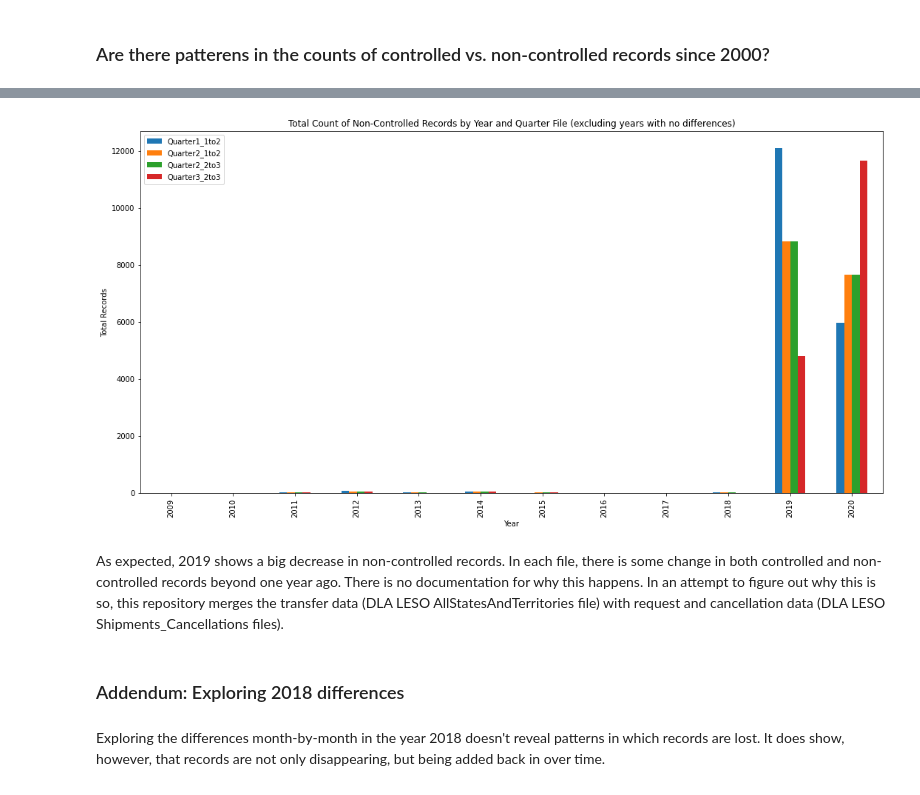
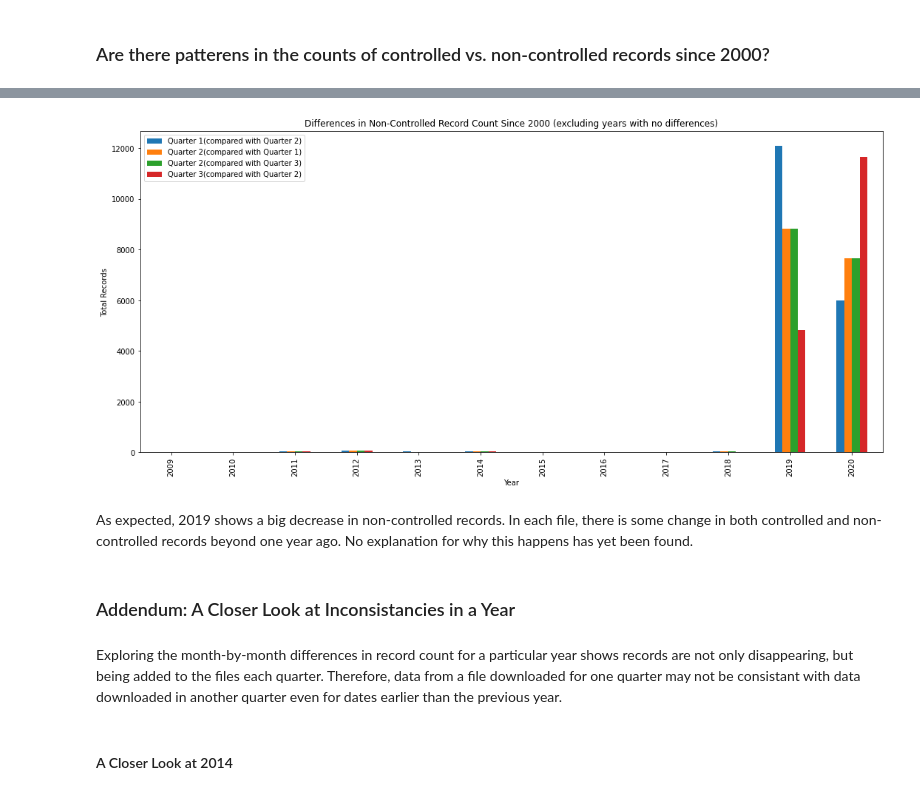
Before and after one commit to barbh1307/merge_DLA_LESO_data, a Jupyter notebook: notebooks/ExploreOriginalFiles/Inconsistancies_AllStatesAndTerritories.ipynb, the cells around one changed output, grey strips where cells are left out. Saved outputs shown, nothing was run; the diff lists cells and outputs as text; code cells hidden in the pictures.

```diff
--- a/notebooks/ExploreOriginalFiles/Inconsistancies_AllStatesAndTerritories.ipynb
+++ b/notebooks/ExploreOriginalFiles/Inconsistancies_AllStatesAndTerritories.ipynb
@@ -217,23 +228,26 @@ ax = compare_controlled.plot.bar(rot=90, figsize=(18,9), legend=True, xlabel='Ye
 # %%
 #    Explore patterns in controlled dataframes
-between_t1nc_and_t2nc = differences_by_time('Y', '2000-01-01', '2020-09-30', noncontrolled1, noncontrolled2)
-between_t2nc_and_t3nc = differences_by_time('Y', '2000-01-01', '2020-09-30', noncontrolled2, noncontrolled3)
+diff_trans1nc_and_trans2nc = differences_by_time('Y', '2000-01-01', '2020-09-30', noncontrolled1, noncontrolled2)
+diff_trans2nc_and_trans3nc = differences_by_time('Y', '2000-01-01', '2020-09-30', noncontrolled2, noncontrolled3)
 
-compare_noncontrolled = between_t1nc_and_t2nc.merge(between_t2nc_and_t3nc, how='outer',
+compare_noncontrolled = diff_trans1nc_and_trans2nc.merge(diff_trans2nc_and_trans3nc, how='outer',
                           left_index=True, right_index=True, suffixes=['_first','_second'])
-compare_noncontrolled.columns = ['Quarter1_1to2','Quarter2_1to2','Quarter2_2to3','Quarter3_2to3']
+compare_noncontrolled.columns = ['Quarter 1(compared with Quarter 2)','Quarter 2(compared with Quarter 1)',
+                                 'Quarter 2(compared with Quarter 3)','Quarter 3(compared with Quarter 2)']
 compare_noncontrolled = compare_noncontrolled.fillna(0).astype(int)
 compare_noncontrolled.index = compare_noncontrolled.index.to_period('y')
 
 #    Make a graph
-title_str = 'Total Count of Non-Controlled Records by Year and Quarter File (excluding years with no differences)'
-ax = compare_noncontrolled.plot.bar(rot=90, figsize=(18,9), legend=True, xlabel='Year', ylabel='Total Records',
+title_str = 'Differences in Non-Controlled Record Count Since 2000 (excluding years with no differences)'
+ax = compare_noncontrolled.plot.bar(rot=90, figsize=(18,8), legend=True, xlabel='Year', ylabel='Total Records',
                                     title=title_str)
 # %% [output]
-[figure, old version]
+[figure, new version]
 # %% [markdown]
-As expected, 2019 shows a big decrease in non-controlled records. In each file, there is some change in both controlled and non-controlled records beyond one year ago. There is no documentation for why this happens. In an attempt to figure out why this is so, this repository merges the transfer data (DLA LESO AllStatesAndTerritories file) with request and cancellation data (DLA LESO Shipments_Cancellations files).
+As expected, 2019 shows a big decrease in non-controlled records. In each file, there is some change in both controlled and non-controlled records beyond one year ago. No explanation for why this happens has yet been found.
-# %% [markdown]
-### Addendum: Exploring 2018 differences
-# %% [markdown]
-Exploring the differences month-by-month in the year 2018 doesn't reveal patterns in which records are lost. It does show, however, that records are not only disappearing, but being added back in over time.
+# %% [markdown]
+### Addendum: A Closer Look at Inconsistancies in a Year
+# %% [markdown]
+Exploring the month-by-month differences in record count for a particular year shows records are not only disappearing, but being added to the files each quarter. Therefore, data from a file downloaded for one quarter may not be consistant with data downloaded in another quarter even for dates earlier than the previous year.
+# %% [markdown]
+#### A Closer Look at 2014
```
Also changed, not shown: parts of 15 cells of this notebook.
